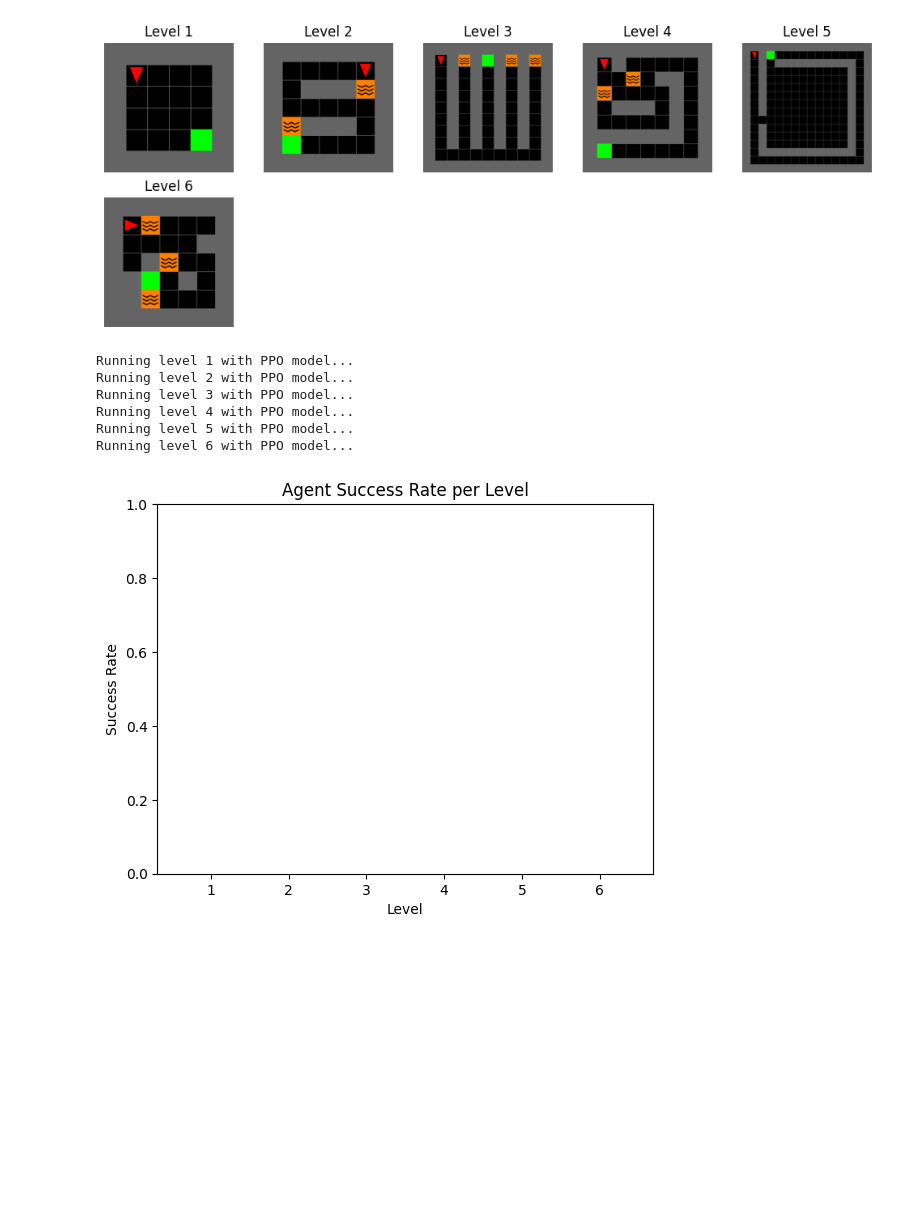
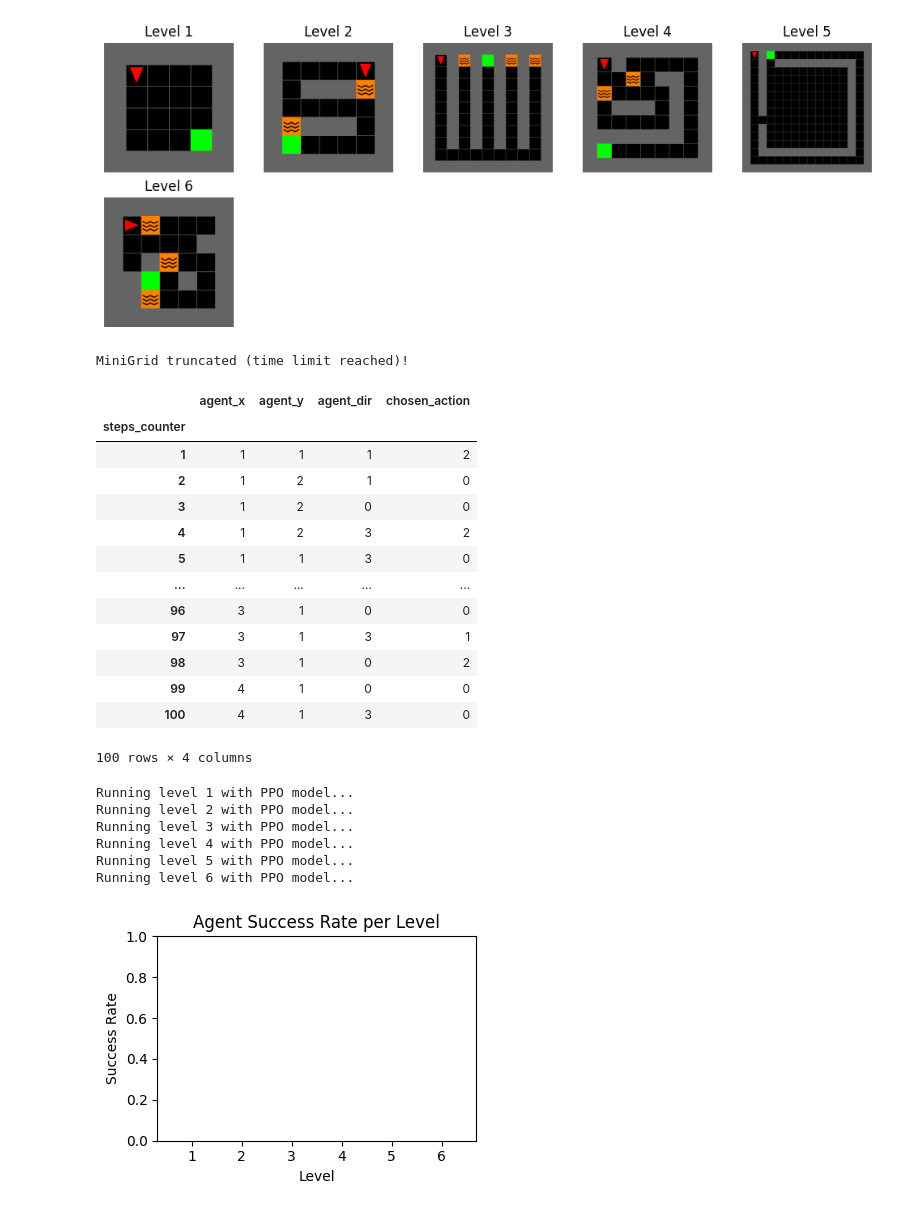
Before and after one commit to Ludwilton/RL-Gaming, a Jupyter notebook: src/rl_gaming/levels_test.ipynb, the cells around one changed output. Saved outputs shown, nothing was run; the diff lists cells and outputs as text; code cells hidden in the pictures; blank space fills up the shorter version.

Commit message:
refactor(levels_utils): refactor functions in levels_utils

```diff
--- a/src/rl_gaming/levels_test.ipynb
+++ b/src/rl_gaming/levels_test.ipynb
@@ -5,11 +5,15 @@ from levels_utils import (
     bar_plot_levels_success_rate,
     display_all_levels,
     display_single_level,
-    # evaluate_all_levels_with_model_ppo,
+    evaluate_all_levels_with_model_ppo,
     evaluate_all_levels_with_model_recurrent_ppo,
     evaluate_all_levels_with_random,
-    # test_ppo_model_on_level,
+    run_random_actions_on_level,
 )
+from model_utils import test_ppo_model_on_level
+
+PPO_MODEL_PATH = next(Path("../../data/ppo/").glob("*.zip"), None)
+RECURRENT_PPO_MODEL_PATH = next(Path("../../data/rppo/").glob("*.zip"), None)
 # %%
 display_single_level(level_id=5)
 # %% [output]
@@ -19,5 +23,21 @@ display_all_levels()
 # %% [output]
 [figure]
 # %%
-# run_random_actions_on_level(level_id=1, debug=True)
+run_random_actions_on_level(level_id=1, debug=True)
+# %% [output]
+MiniGrid truncated (time limit reached)!
+|  | agent_x | agent_y | agent_dir | chosen_action |
+| steps_counter |  |  |  |  |
+| 1 | 1 | 1 | 1 | 2 |
+| 2 | 1 | 2 | 1 | 0 |
+| 3 | 1 | 2 | 0 | 0 |
+| 4 | 1 | 2 | 3 | 2 |
+| 5 | 1 | 1 | 3 | 0 |
+| ... | ... | ... | ... | ... |
+| 96 | 3 | 1 | 0 | 0 |
+| 97 | 3 | 1 | 3 | 1 |
+| 98 | 3 | 1 | 0 | 2 |
+| 99 | 4 | 1 | 0 | 0 |
+| 100 | 4 | 1 | 3 | 0 |
+100 rows × 4 columns
 # %%
@@ -27,15 +45,13 @@ display_all_levels()
 # %%
-# model_path = Path("models/level_1-6_1000k_model.zip")
+model_actions_results = evaluate_all_levels_with_model_ppo(model_path=PPO_MODEL_PATH)
 
-# model_actions_results = evaluate_all_levels_with_model_ppo(model_path)
-
-# bar_plot_levels_success_rate(model_actions_results)
+bar_plot_levels_success_rate(model_actions_results)
 # %% [output]
 Running level 1 with PPO model...
 Running level 2 with PPO model...
 Running level 3 with PPO model...
 Running level 4 with PPO model...
 Running level 5 with PPO model...
 Running level 6 with PPO model...
-[figure, old version]
+[figure, new version]
 # %%
```
Also changed, not shown: parts of 3 cells of this notebook, 1 other file.
